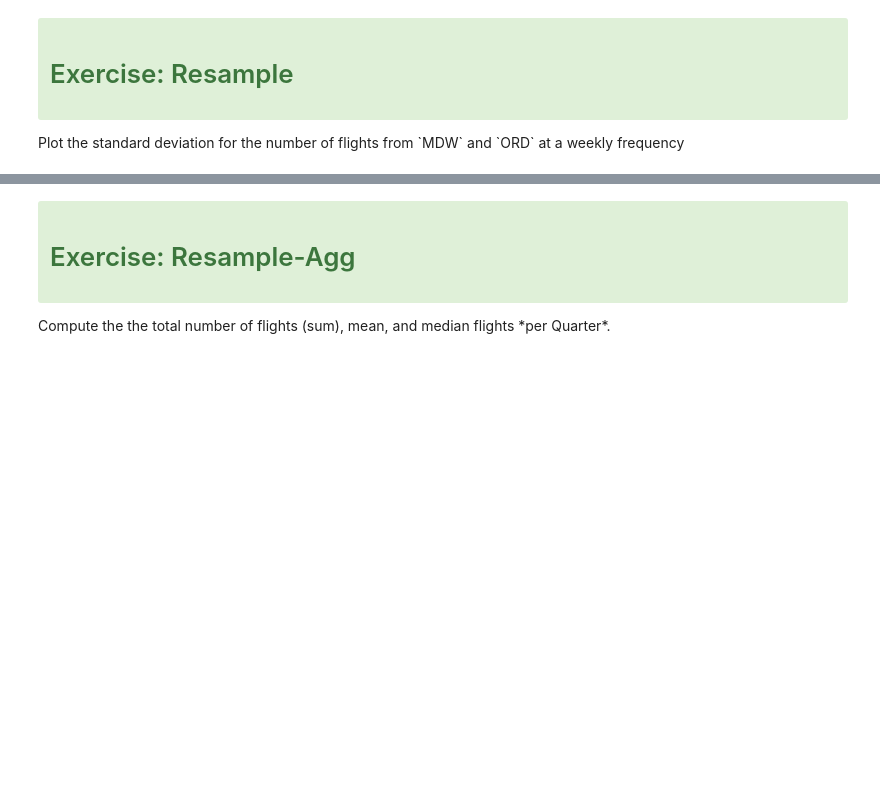
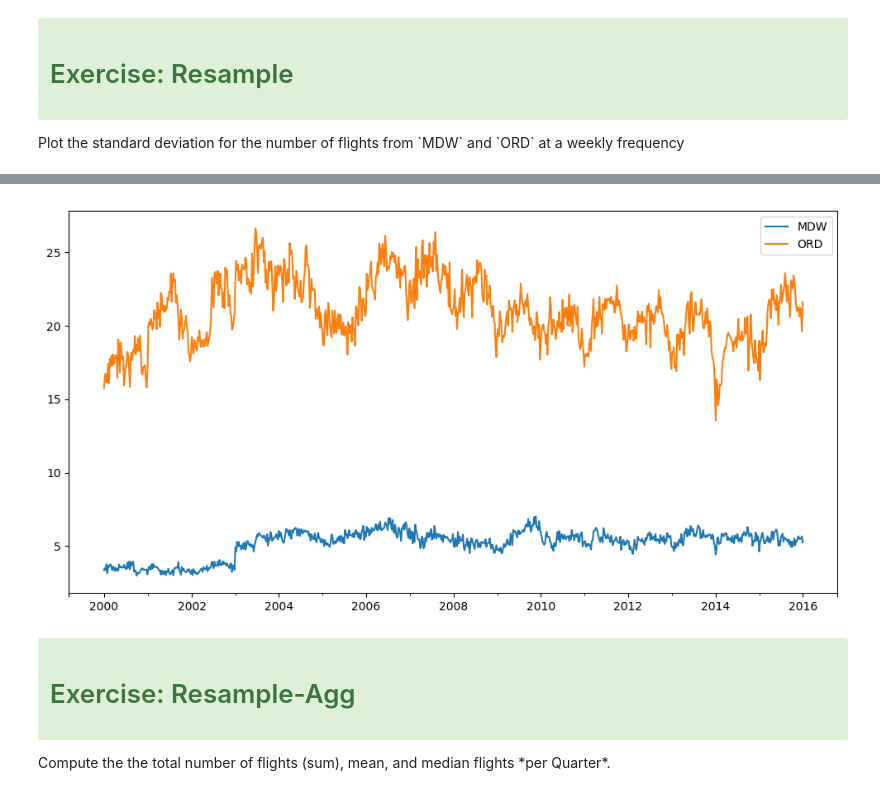
Before and after one commit to umeshraj/Pandas-Tutorial-SciPyConf-2018, a Jupyter notebook: notebooks/05-Timeseries.ipynb, the cells around one changed output, grey strips where cells are left out. Drawn from its saved outputs; the diff is of its cells as text; code cells hidden in the pictures; blank space fills up the shorter version.

```diff
--- a/notebooks/05-Timeseries.ipynb
+++ b/notebooks/05-Timeseries.ipynb
@@ -68,5 +101,8 @@ resampler.sum().plot();
 # %%
-%load solutions/timeseries_resample.py
+# %load solutions/timeseries_resample.py
+df.resample("W").std().plot();
+# %% [output]
+[figure, added]
 # %% [markdown]
 <div class="alert alert-success" data-title="Resample-Agg">
   <h1><i class="fa fa-tasks" aria-hidden="true"></i> Exercise: Resample-Agg</h1>
```
Also changed, not shown: parts of 37 cells of this notebook.
